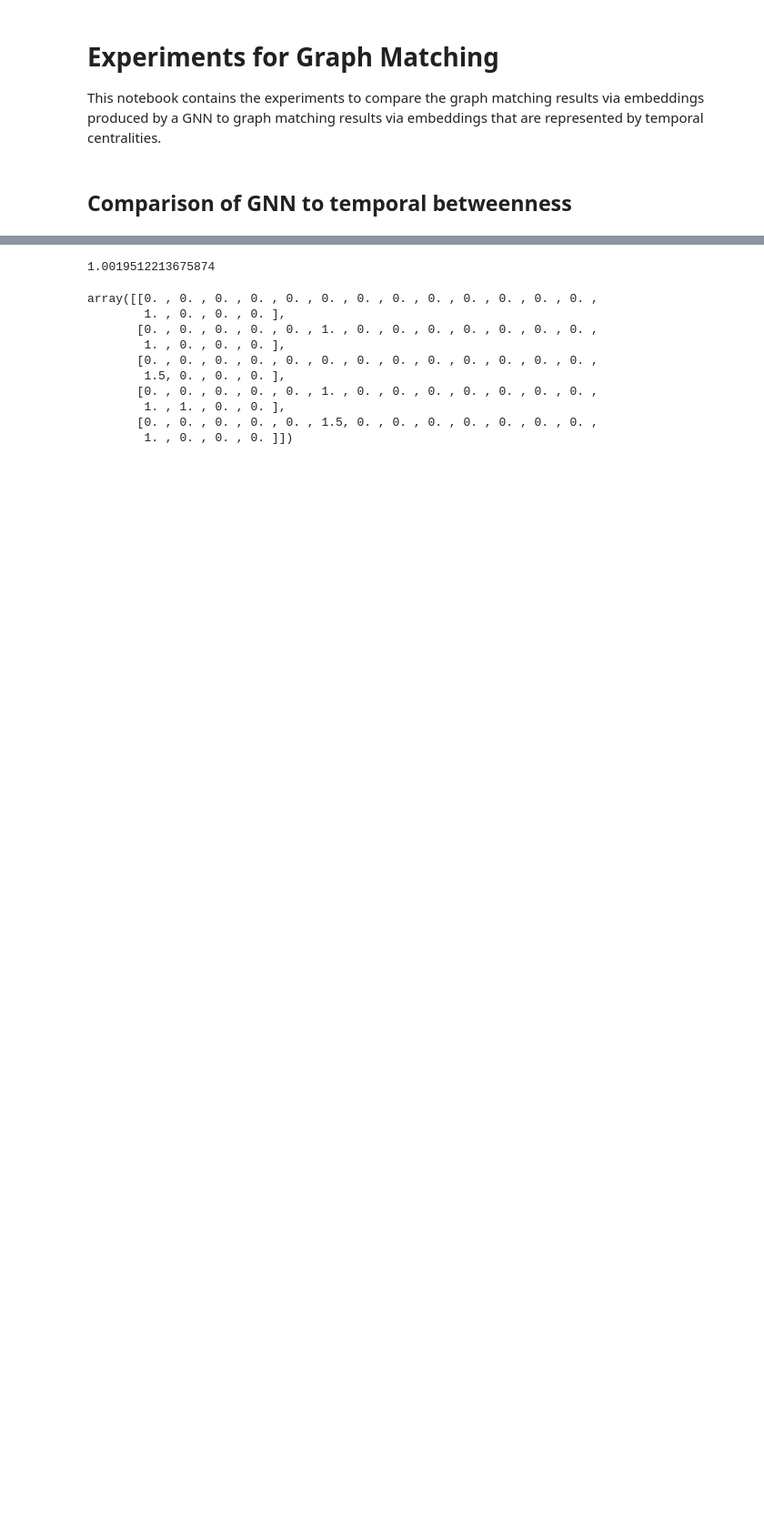
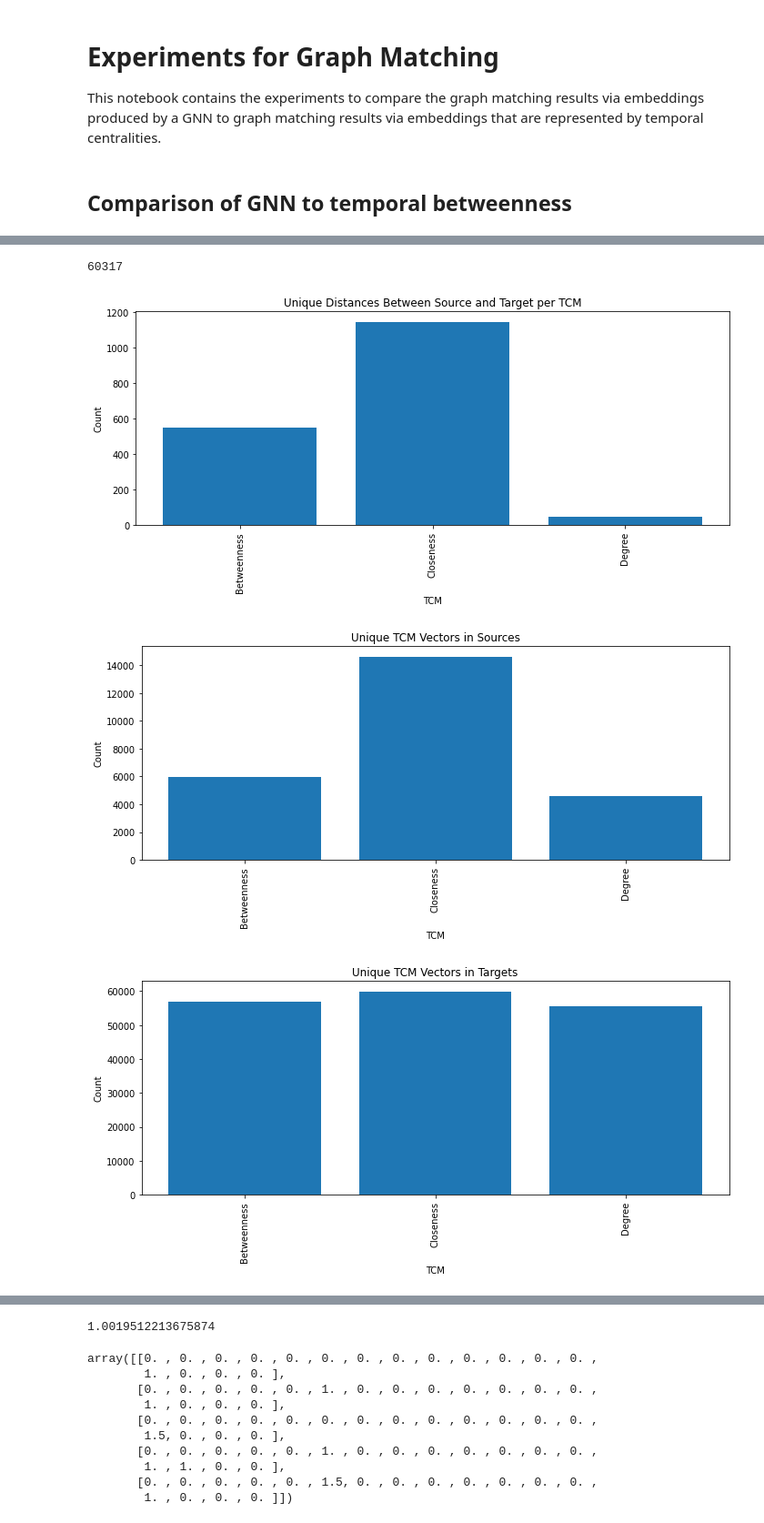
Before and after one commit to hpi-sam/Spatio-Temporal-Graphs, a Jupyter notebook: src/graph_matching_experiments.ipynb, the cells around one changed output, grey strips where cells are left out. Shown: that part at 91% size. Cells and saved outputs as stored; diff of their text form; code cells hidden in the pictures; blank space fills up the shorter version.

Commit message:
better generation and analysis

```diff
--- a/src/graph_matching_experiments.ipynb
+++ b/src/graph_matching_experiments.ipynb
@@ -54,0 +100,19 @@ Error:
+# %%
+# Embeddings
+embedding_distances = []
+embedding_rankings = []
+for i in tqdm(source_indices):
+    embedding_distances.append([])
+    for j in range(num_targets):
+        embedding_distances[-1].append(distance.euclidean(source_encodings[i], target_encodings[j]))
+    argsorted = np.argsort(embedding_distances[-1])
+    result = np.arange(num_targets)
+    for index in range(num_targets):
+        result[argsorted[index]] = index
+    embedding_rankings.append(result)
+embedding_distances = np.array(embedding_distances, dtype=np.float32)
+embedding_rankings = np.array(embedding_rankings, dtype=np.int32)
+with gzip.open("embedding_distances.npy", "wb") as filehandle:
+    np.save(filehandle, embedding_distances)
+with gzip.open("embedding_rankings.npy", "wb") as filehandle:
+    np.save(filehandle, embedding_rankings)
@@ -54,0 +215,53 @@ Error:
+# %%
+import gzip, numpy
+import matplotlib.pyplot as plt
+with gzip.open("temporal_closeness_distances.npy", "rb") as filehandle:
+    temporal_closeness_distances = np.load(filehandle)
+with gzip.open("temporal_betweenness_distances.npy", "rb") as filehandle:
+    temporal_betweenness_distances = np.load(filehandle)
+with gzip.open("temporal_degree_distances.npy", "rb") as filehandle:
+    temporal_degree_distances = np.load(filehandle)
+names = ["Betweenness", "Closeness", "Degree"]
+uniques = [np.unique(el, return_counts=False, return_index=False, return_inverse=False).size for el in [temporal_betweenness_distances, temporal_closeness_distances, temporal_degree_distances]]
+plt.figure(figsize=(10,5))
+plt.bar(range(len(uniques)), uniques)
+plt.xlabel("TCM")
+plt.ylabel("Count")
+plt.xticks(list(range(0,len(names))), names, rotation=90)
+plt.title("Unique Distances Between Source and Target per TCM")
+plt.tight_layout()
+plt.savefig("UniqueTCMSourceTarget.png", dpi=1000, transparent=True)
+
+temporal_betweenness_vectors_sources = np.load('../data/temporal_betweenness_vectors_overtime.npy')
+temporal_closeness_vectors_sources = np.load('../data/temporal_closeness_vectors_overtime.npy')
+temporal_degree_vectors_sources = np.load('../data/temporal_degree_vectors_overtime.npy')
+names = ["Betweenness", "Closeness", "Degree"]
+uniques = [len(np.unique(el, return_counts=False, return_index=False, return_inverse=False, axis=0)) for el in [temporal_betweenness_vectors_sources, temporal_closeness_vectors_sources, temporal_degree_vectors_sources]]
+plt.figure(figsize=(10,5))
+plt.bar(range(len(uniques)), uniques)
+plt.xlabel("TCM")
+plt.ylabel("Count")
+plt.xticks(list(range(0,len(names))), names, rotation=90)
+plt.title("Unique TCM Vectors in Sources")
+plt.tight_layout()
+plt.savefig("UniqueTCMSource.png", dpi=1000, transparent=True)
+
+temporal_betweenness_vectors_targets = np.load('artificial-graph-generation/generated/temporal_betweennesses_unique.npy')
+temporal_closeness_vectors_targets = np.load('artificial-graph-generation/generated/temporal_closenesses_unique.npy')
+temporal_degree_vectors_targets = np.load('artificial-graph-generation/generated/temporal_degrees_unique.npy')
+print(temporal_betweenness_vectors_targets.shape[0])
+names = ["Betweenness", "Closeness", "Degree"]
+uniques = [len(np.unique(el, return_counts=False, return_index=False, return_inverse=False, axis=0)) for el in [temporal_betweenness_vectors_targets, temporal_closeness_vectors_targets, temporal_degree_vectors_targets]]
+plt.figure(figsize=(10,5))
+plt.bar(range(len(uniques)), uniques)
+plt.xlabel("TCM")
+plt.ylabel("Count")
+plt.xticks(list(range(0,len(names))), names, rotation=90)
+plt.title("Unique TCM Vectors in Targets")
+plt.tight_layout()
+plt.savefig("UniqueTCMTarget.png", dpi=1000, transparent=True)
+# %% [output]
+60317
+[figure, added]
+[figure, added]
+[figure, added]
```
Also changed, not shown: parts of 19 cells of this notebook, 11 other files.
